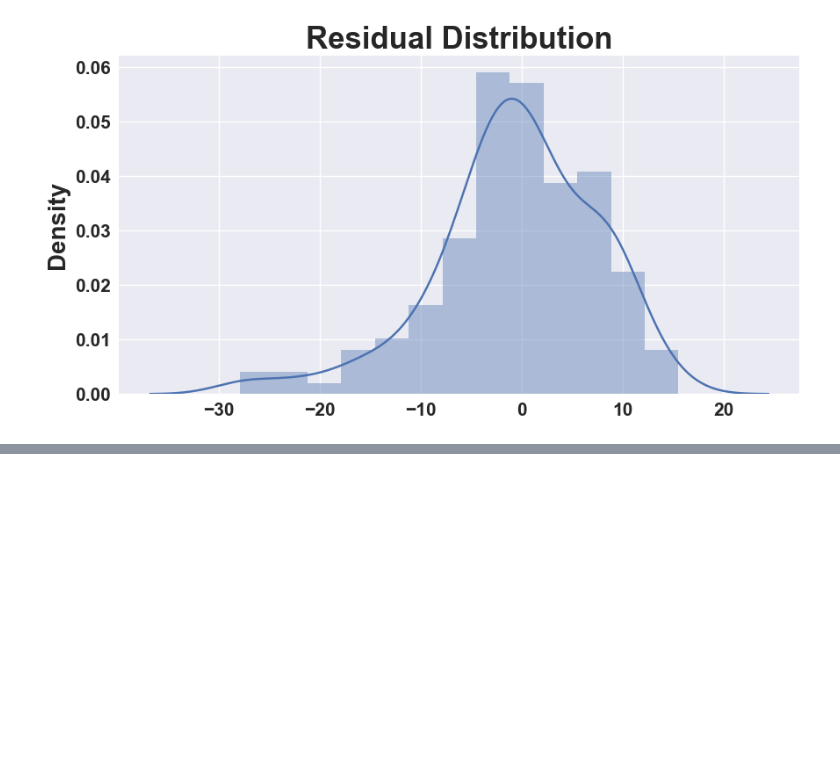
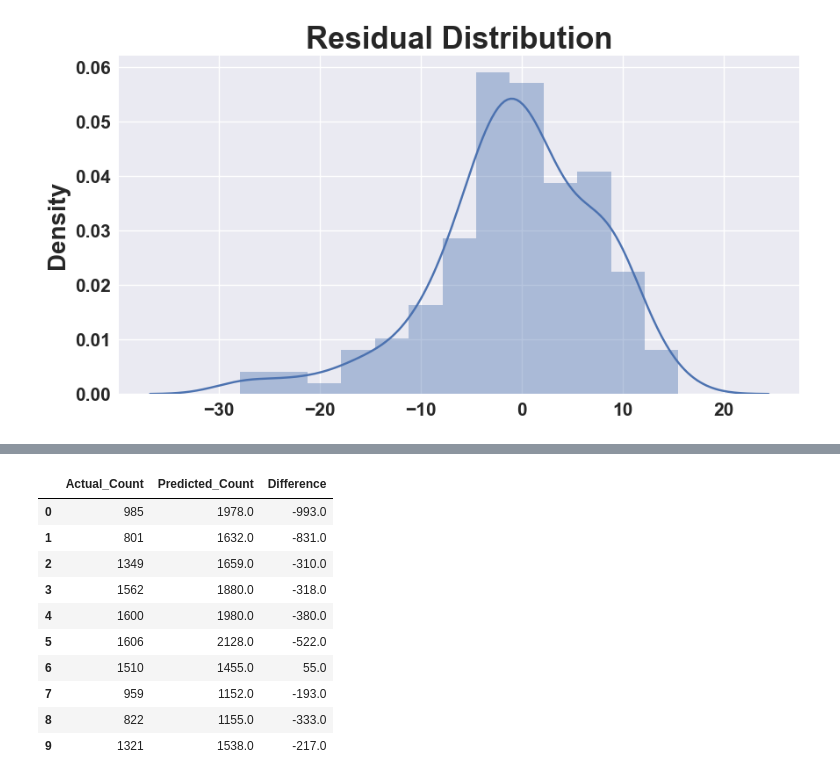
Before and after one commit to springboardmentor29803v-cpu/RideWise-Predicting-Bike-sharing-Demand, a Jupyter notebook: Modeling/Linear_Regression.ipynb, the cells around one changed output, grey strips where cells are left out. Saved outputs shown, nothing was run; the diff lists cells and outputs as text; code cells hidden in the pictures; blank space fills up the shorter version.

```diff
--- a/Modeling/Linear_Regression.ipynb
+++ b/Modeling/Linear_Regression.ipynb
@@ -377,6 +372,0 @@ df_new = pd.read_csv("D:\RideWise-Predicting-Bike-sharing-Demand\Data\day(new).c
-# %%
-import joblib
-import pandas as pd
-
-model = joblib.load("linear_regression.pkl")       # your trained model
-scaler = joblib.load("lr_scaler.pkl")     # your fitted scaler
@@ -506,0 +375,78 @@ R²: -3.6795945384249924
+# %%
+import pandas as pd
+import numpy as np
+from sklearn.metrics import mean_absolute_error, mean_squared_error, r2_score
+
+# --- STEP 1: Load the New Data ---
+# Note: Using r'' for the path prevents errors with backslashes
+new_df = pd.read_csv(r'D:\RideWise-Predicting-Bike-sharing-Demand\Data\day(new).csv')
+
+# --- STEP 1.5: Manual Normalization (THE FIX) ---
+# Your model was trained on normalized data, but this new file has raw numbers.
+# We must manually divide by the maximum values (standard for this dataset).
+new_df['temp'] = new_df['temp'] / 41.0       # Max temp is 41
+new_df['windspeed'] = new_df['windspeed'] / 67.0 # Max windspeed is 67
+# Note: We don't normalize 'hum' because you drop it in the next step.
+
+# --- STEP 2: Preprocessing (Match the Training Recipe) ---
+# We must drop the EXACT same columns you dropped during training.
+cols_to_drop = [
+    'instant', 'dteday', 'season', 'atemp', 'hum',
+    'casual', 'registered'
+]
+
+# We drop them if they exist
+X_new = new_df.drop(columns=cols_to_drop, errors='ignore')
+
+# Remove 'weekend' if it exists (since your Linear Regression model dropped it)
+if 'weekend' in X_new.columns:
+    X_new = X_new.drop(columns=['weekend'])
+
+# Separate the Ground Truth (Actual Answers)
+y_actual = new_df['cnt']
+X_new = X_new.drop(columns=['cnt'], errors='ignore')
+
+# --- STEP 3: Scale the Data ---
+# CRITICAL: Use the 'scaler' you already fit in Cell 22.
+# Do NOT create a new MinMaxScaler(). Use the existing one.
+# Ensure 'scaler' and 'regressor' are loaded in your memory.
+X_new_scaled = scaler.transform(X_new)
+
+# --- STEP 4: Predict ---
+# Use your trained 'regressor'
+y_pred_sqrt = regressor.predict(X_new_scaled)
+
+# --- STEP 5: Convert Predictions Back ---
+# Since you trained on np.sqrt(cnt), square the result to get the actual count.
+y_pred_final = y_pred_sqrt ** 2
+
+# --- STEP 6: View Results ---
+results = pd.DataFrame({
+    'Actual_Count': y_actual,
+    'Predicted_Count': y_pred_final.round(0)
+})
+
+results['Difference'] = results['Actual_Count'] - results['Predicted_Count']
+
+print("Model Test Results on New Data:")
+display(results.head(10))
+
+### Evaluation Metrics
+MAE = mean_absolute_error(y_actual, y_pred_final)
+print(f"The Mean Absolute Error (MAE) is {MAE:.2f}.")
+
+MSE = mean_squared_error(y_actual, y_pred_final)
+print(f"The Mean Squared Error (MSE) is {MSE:.2f}.")
+
+RMSE = np.sqrt(MSE)
+print(f"The Root Mean Squared Error (RMSE) is {RMSE:.2f}.")
+
+R2 = r2_score(y_actual, y_pred_final)
+print(f"The R2 Score is {R2:.4f}.")
+
+# Calculate Adjusted R2
+n = X_new.shape[0]
+p = X_new.shape[1]
+adj_r2 = 1 - (1 - R2) * ((n - 1) / (n - p - 1))
+print(f"Adjusted R2 is {adj_r2:.4f}.")
+# %% [output]
@@ -506,0 +454,11 @@ R²: -3.6795945384249924
+|  | Actual_Count | Predicted_Count | Difference |
+| 0 | 985 | 1978.0 | -993.0 |
+| 1 | 801 | 1632.0 | -831.0 |
+| 2 | 1349 | 1659.0 | -310.0 |
+| 3 | 1562 | 1880.0 | -318.0 |
+| 4 | 1600 | 1980.0 | -380.0 |
+| 5 | 1606 | 2128.0 | -522.0 |
+| 6 | 1510 | 1455.0 | 55.0 |
+| 7 | 959 | 1152.0 | -193.0 |
+| 8 | 822 | 1155.0 | -333.0 |
+| 9 | 1321 | 1538.0 | -217.0 |
```
Also changed, not shown: parts of 23 cells of this notebook, 1 other file.
